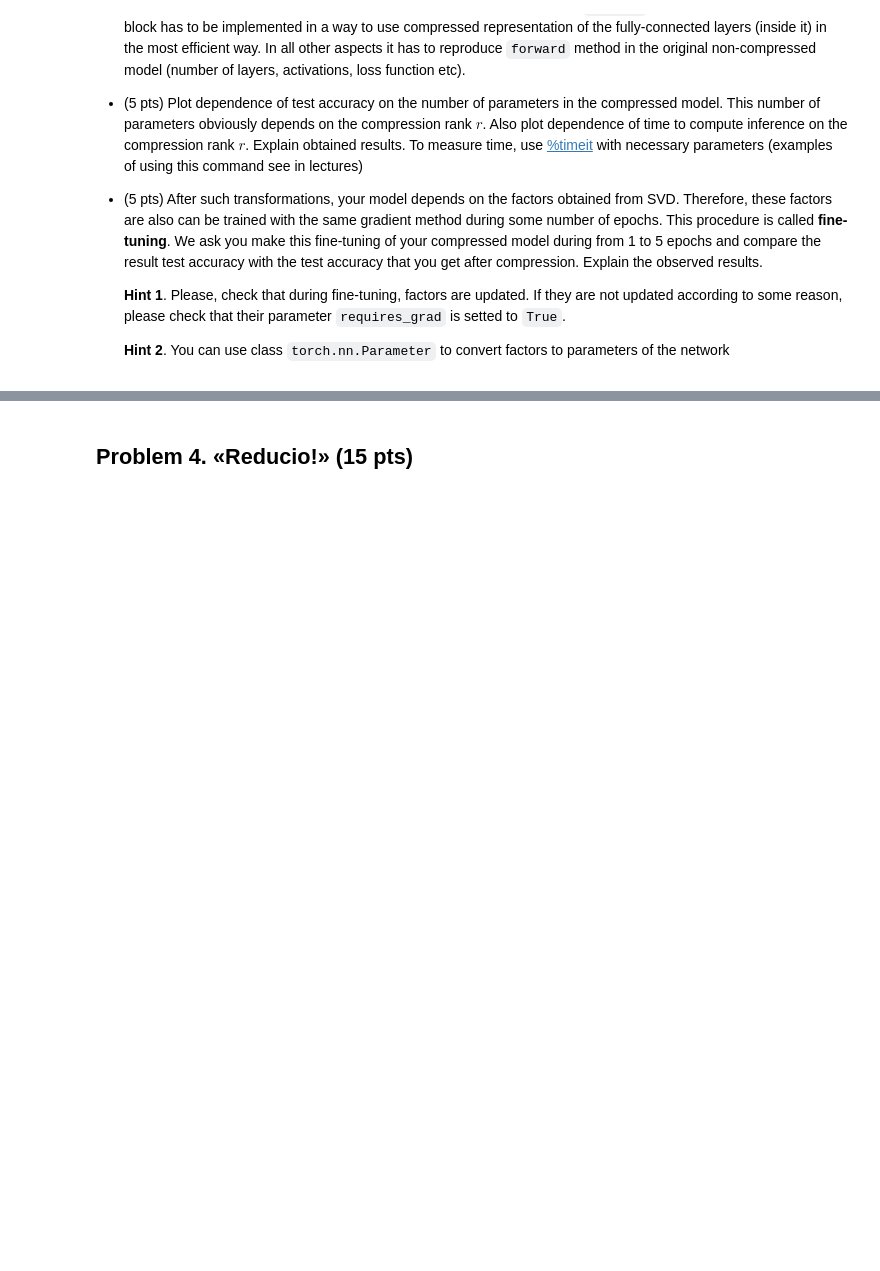
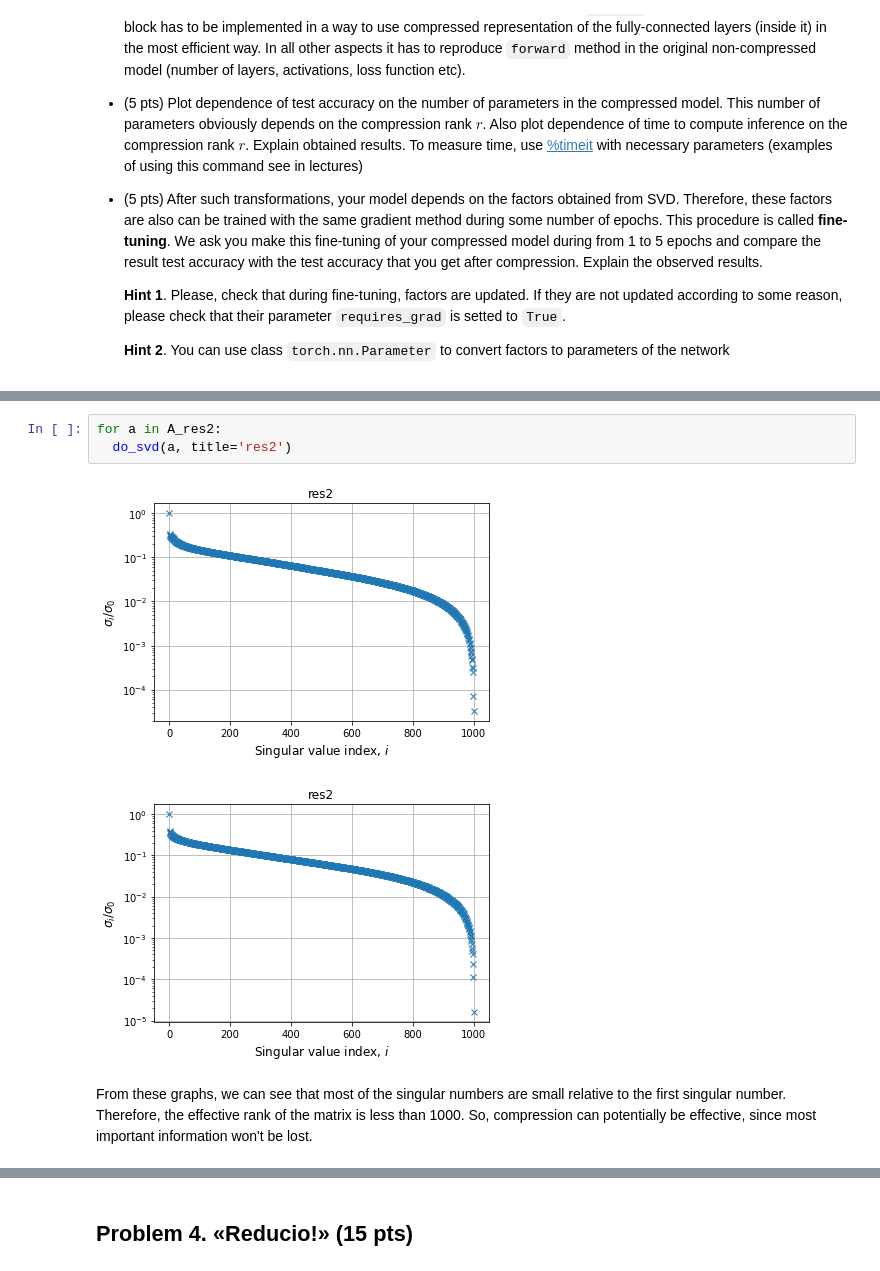
Before and after one commit to prosvirinKir/Numerical-Linear-Algebra, a Jupyter notebook: NLA_HW1_ProsvirinKV.ipynb, the cells around one changed output, grey strips where cells are left out. Cells and saved outputs as stored; diff of their text form; blank space fills up the shorter version.

```diff
--- a/NLA_HW1_ProsvirinKV.ipynb
+++ b/NLA_HW1_ProsvirinKV.ipynb
@@ -706,0 +815,8 @@ Which r I should use in this task to compare the accuracy?
+# %%
+for a in A_res2:
+  do_svd(a, title='res2')
+# %% [output]
+[figure, added]
+[figure, added]
+# %% [markdown]
+From these graphs, we can see that most of the singular numbers are small relative to the first singular number. Therefore, the effective rank of the matrix is less than 1000. So, compression can potentially be effective, since most important information won't be lost.
```
Also changed, not shown: parts of 38 cells of this notebook.
